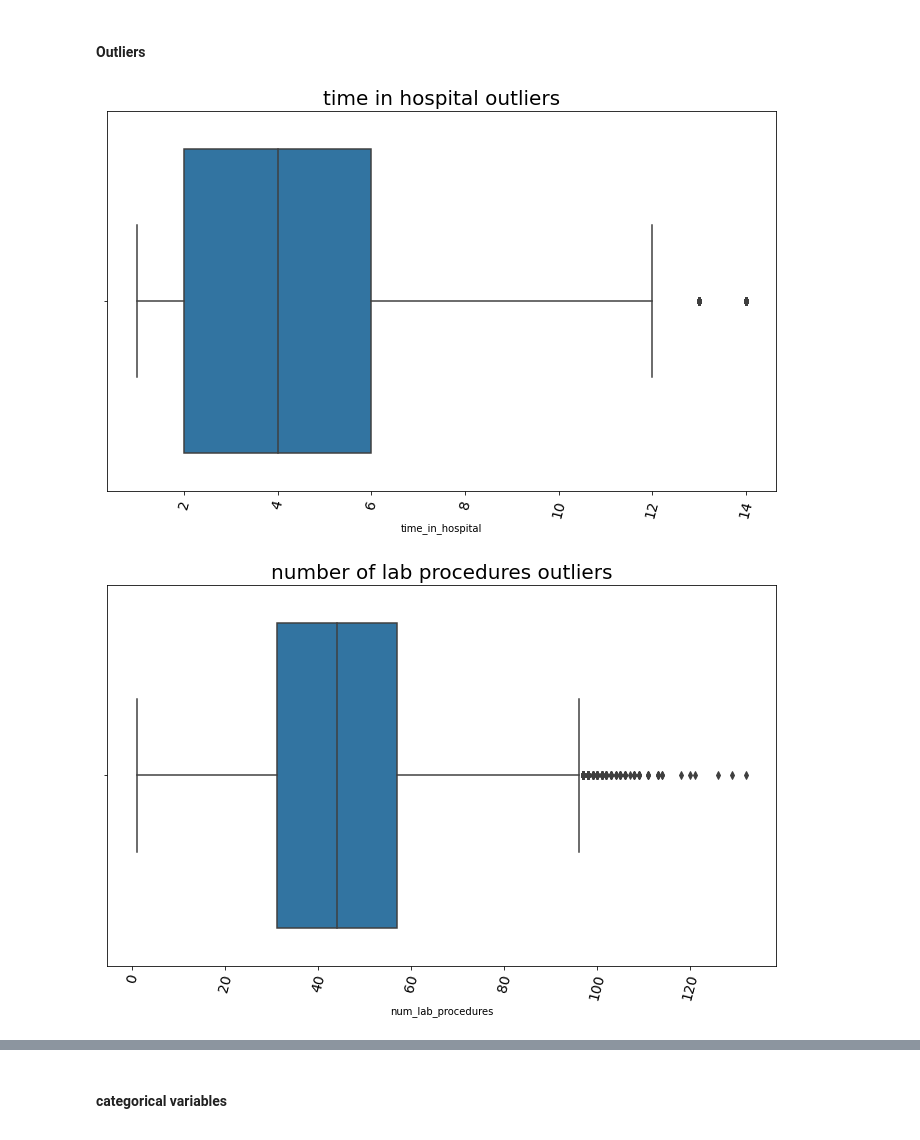
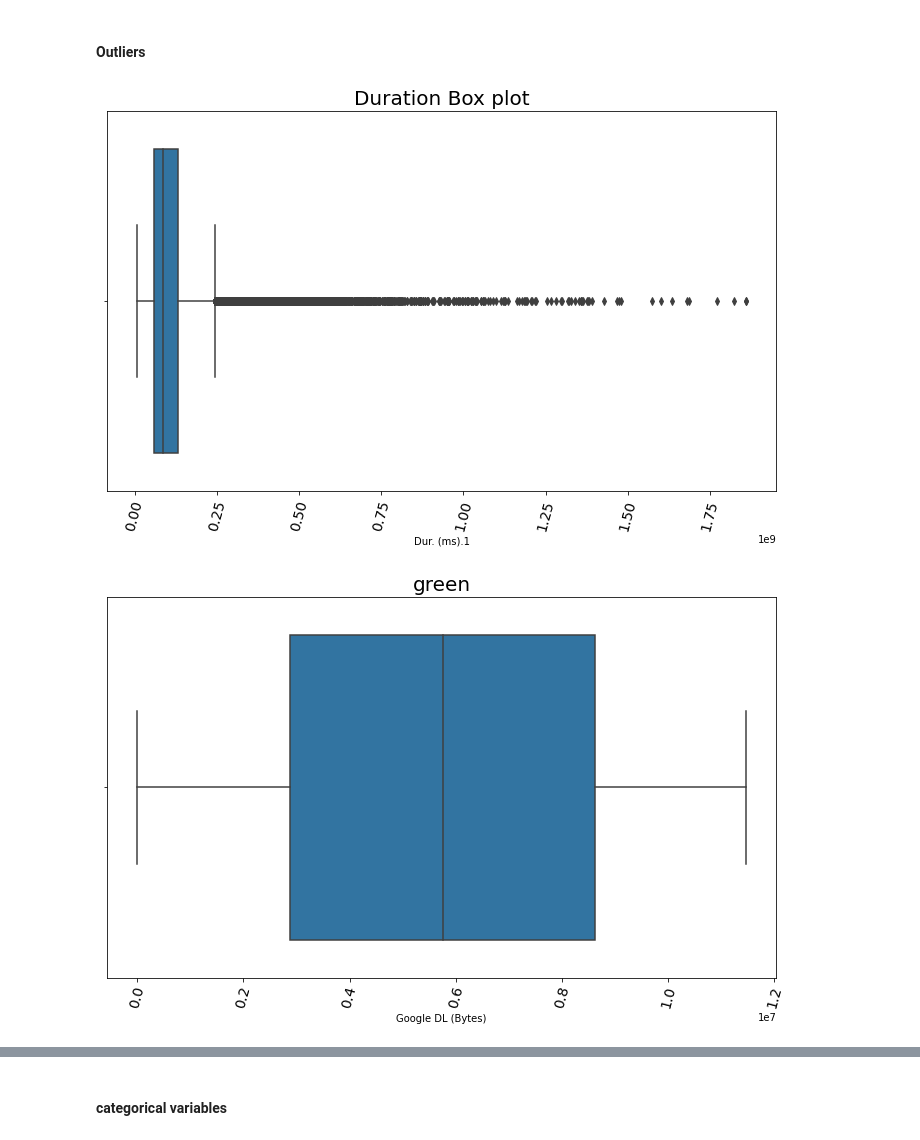
Before and after one commit to tadesse381/Telecommunication_Data_Analysis, a Jupyter notebook: notebooks/Data_Exploration.ipynb, the cells around one changed output, grey strips where cells are left out. Cells and saved outputs as stored; diff of their text form; code cells hidden in the pictures.

```diff
--- a/notebooks/Data_Exploration.ipynb
+++ b/notebooks/Data_Exploration.ipynb
@@ -501,6 +484,7 @@ Data Exploration or Exploratory data analysis (EDA) is an approach to analyzing
 *   determining relationships among the explanatory variables
 *   assessing the relationships between explanatory and outcome variables
 # %%
-dfExp = df_clean.copy()
+file_name = 'clean_telecommunication_data.csv'
+dfExp = file.read_csv(file_name)
 dfExp
 # %% [output]
@@ -566,10 +550,10 @@ Name: num_medications, dtype: float64
 # %% [markdown]
 #### Outliers
 # %%
-plot_box(dfExp, "time_in_hospital", "time in hospital outliers")
+plot_box(dfExp,'Dur. (ms).1', 'Duration Box plot')
 # %% [output]
-[figure, old version]
+[figure, new version]
 # %%
-plot_box(dfExp, "num_lab_procedures", "number of lab procedures outliers")
+plot_box(dfExp,'Google DL (Bytes)', 'green')
 # %% [output]
-[figure, old version]
+[figure, new version]
```
Also changed, not shown: parts of 91 cells of this notebook, 4 other files.
